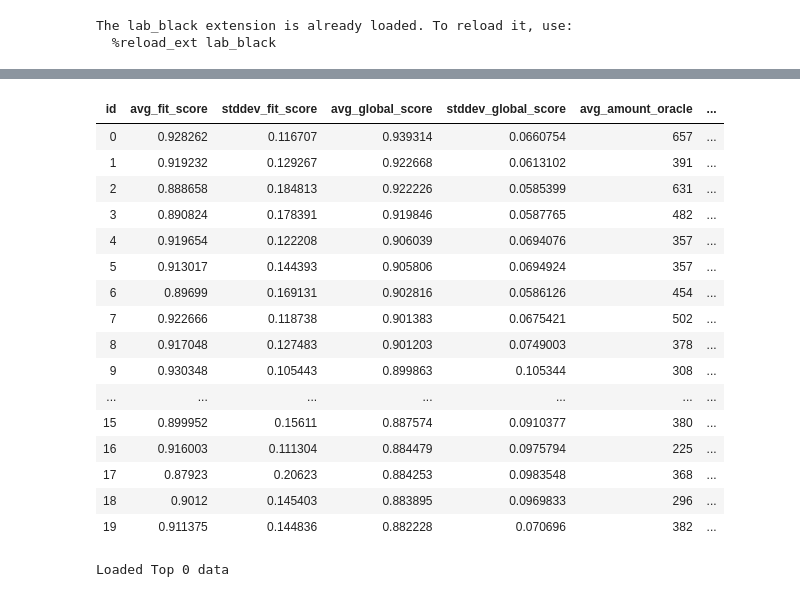
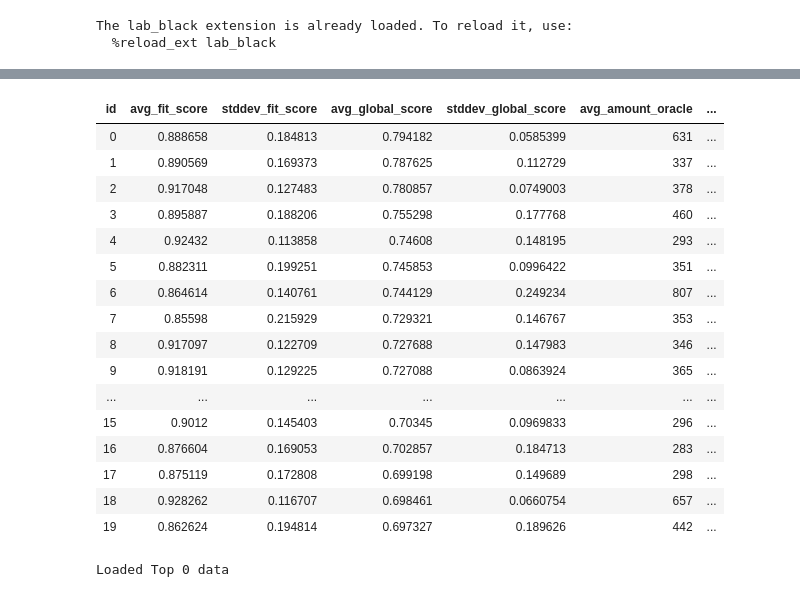
Before and after one commit to jgonsior/DS20-WeakAL, a Jupyter notebook: display_random_search_results.ipynb, the cells around one changed output, grey strips where cells are left out. Drawn from its saved outputs; the diff is of its cells as text; code cells hidden in the pictures.

```diff
--- a/display_random_search_results.ipynb
+++ b/display_random_search_results.ipynb
@@ -85,7 +85,7 @@ results = (
         ExperimentResult.param_list_id,
         peewee.fn.AVG(ExperimentResult.fit_score).alias("avg_fit_score"),
         peewee.fn.STDDEV(ExperimentResult.fit_score).alias("stddev_fit_score"),
-        peewee.fn.AVG(ExperimentResult.global_score_with_weak_acc).alias(
+        peewee.fn.AVG(ExperimentResult.global_score_no_weak_acc).alias(
             "avg_global_score"
         ),
         peewee.fn.STDDEV(ExperimentResult.global_score_with_weak_acc).alias(
@@ -104,7 +104,7 @@ results = (
     .group_by(ExperimentResult.param_list_id)
     .order_by(
         peewee.fn.COUNT(ExperimentResult.id_field).desc(),
-        peewee.fn.AVG(ExperimentResult.global_score_with_weak_acc).desc(),
+        peewee.fn.AVG(ExperimentResult.global_score_no_weak_acc).desc(),
     )
     .limit(20)
 )
@@ -124,49 +124,49 @@ for result in results:
         ExperimentResult.select(
             ExperimentResult.classifier,
             ExperimentResult.test_fraction,
             ExperimentResult.sampling,
             ExperimentResult.cluster,
             ExperimentResult.nr_queries_per_iteration,
             ExperimentResult.with_uncertainty_recommendation,
             ExperimentResult.with_cluster_recommendation,
             ExperimentResult.uncertainty_recommendation_certainty_threshold,
             ExperimentResult.uncertainty_recommendation_ratio,
             ExperimentResult.cluster_recommendation_minimum_cluster_unity_size,
             ExperimentResult.cluster_recommendation_ratio_labeled_unlabeled,
             ExperimentResult.allow_recommendations_after_stop,
             ExperimentResult.stopping_criteria_uncertainty,
             ExperimentResult.stopping_criteria_acc,
             ExperimentResult.stopping_criteria_std,
             ExperimentResult.experiment_run_date,
         )
         .where(ExperimentResult.param_list_id == data["param_list_id"])
         .limit(1)
     )[0]
 
     data = {**data, **vars(one_param_list_id_result)["__data__"]}
 
     table.append(data)
     id += 1
 
 display(HTML(tabulate(table, headers="keys", tablefmt="html")))
 # %% [output]
 | id | avg_fit_score | stddev_fit_score | avg_global_score | stddev_global_score | avg_amount_oracle | ... |
-| 0 | 0.928262 | 0.116707 | 0.939314 | 0.0660754 | 657 | ... |
-| 1 | 0.919232 | 0.129267 | 0.922668 | 0.0613102 | 391 | ... |
-| 2 | 0.888658 | 0.184813 | 0.922226 | 0.0585399 | 631 | ... |
-| 3 | 0.890824 | 0.178391 | 0.919846 | 0.0587765 | 482 | ... |
-| 4 | 0.919654 | 0.122208 | 0.906039 | 0.0694076 | 357 | ... |
-| 5 | 0.913017 | 0.144393 | 0.905806 | 0.0694924 | 357 | ... |
-| 6 | 0.89699 | 0.169131 | 0.902816 | 0.0586126 | 454 | ... |
-| 7 | 0.922666 | 0.118738 | 0.901383 | 0.0675421 | 502 | ... |
-| 8 | 0.917048 | 0.127483 | 0.901203 | 0.0749003 | 378 | ... |
-| 9 | 0.930348 | 0.105443 | 0.899863 | 0.105344 | 308 | ... |
+| 0 | 0.888658 | 0.184813 | 0.794182 | 0.0585399 | 631 | ... |
+| 1 | 0.890569 | 0.169373 | 0.787625 | 0.112729 | 337 | ... |
+| 2 | 0.917048 | 0.127483 | 0.780857 | 0.0749003 | 378 | ... |
+| 3 | 0.895887 | 0.188206 | 0.755298 | 0.177768 | 460 | ... |
+| 4 | 0.92432 | 0.113858 | 0.74608 | 0.148195 | 293 | ... |
+| 5 | 0.882311 | 0.199251 | 0.745853 | 0.0996422 | 351 | ... |
+| 6 | 0.864614 | 0.140761 | 0.744129 | 0.249234 | 807 | ... |
+| 7 | 0.85598 | 0.215929 | 0.729321 | 0.146767 | 353 | ... |
+| 8 | 0.917097 | 0.122709 | 0.727688 | 0.147983 | 346 | ... |
+| 9 | 0.918191 | 0.129225 | 0.727088 | 0.0863924 | 365 | ... |
 | ... | ... | ... | ... | ... | ... | ... |
-| 15 | 0.899952 | 0.15611 | 0.887574 | 0.0910377 | 380 | ... |
-| 16 | 0.916003 | 0.111304 | 0.884479 | 0.0975794 | 225 | ... |
-| 17 | 0.87923 | 0.20623 | 0.884253 | 0.0983548 | 368 | ... |
-| 18 | 0.9012 | 0.145403 | 0.883895 | 0.0969833 | 296 | ... |
-| 19 | 0.911375 | 0.144836 | 0.882228 | 0.070696 | 382 | ... |
+| 15 | 0.9012 | 0.145403 | 0.70345 | 0.0969833 | 296 | ... |
+| 16 | 0.876604 | 0.169053 | 0.702857 | 0.184713 | 283 | ... |
+| 17 | 0.875119 | 0.172808 | 0.699198 | 0.149689 | 298 | ... |
+| 18 | 0.928262 | 0.116707 | 0.698461 | 0.0660754 | 657 | ... |
+| 19 | 0.862624 | 0.194814 | 0.697327 | 0.189626 | 442 | ... |
 # %%
 # SELECT id_field, param_list_id, dataset_path, start_set_size as sss, sampling, cluster, allow_recommendations_after_stop as SA, stopping_criteria_uncertainty as SCU, stopping_criteria_std as SCS, stopping_criteria_acc as SCA, amount_of_user_asked_queries as "#q", acc_test, fit_score, global_score_norm, thread_id, end_time from experimentresult where param_list_id='31858014d685a3f1ba3e4e32690ddfc3' order by end_time, fit_score desc, param_list_id;
 loaded_data = {}
```
Also changed, not shown: parts of 2 cells of this notebook, 1 other file.
